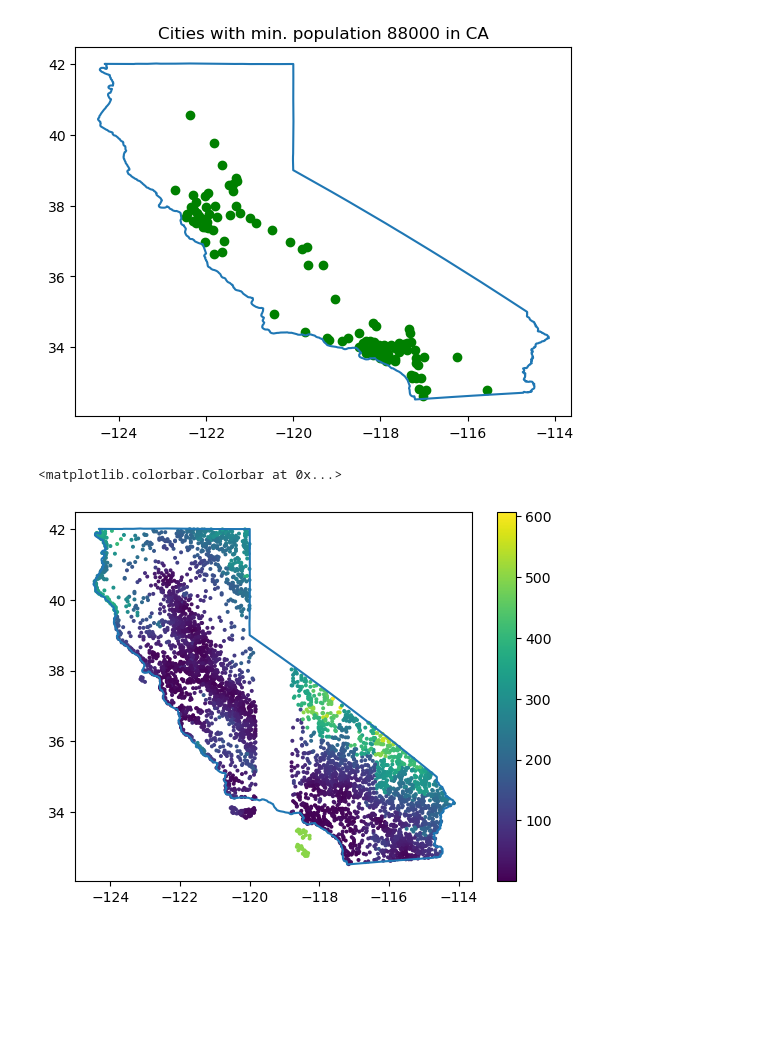
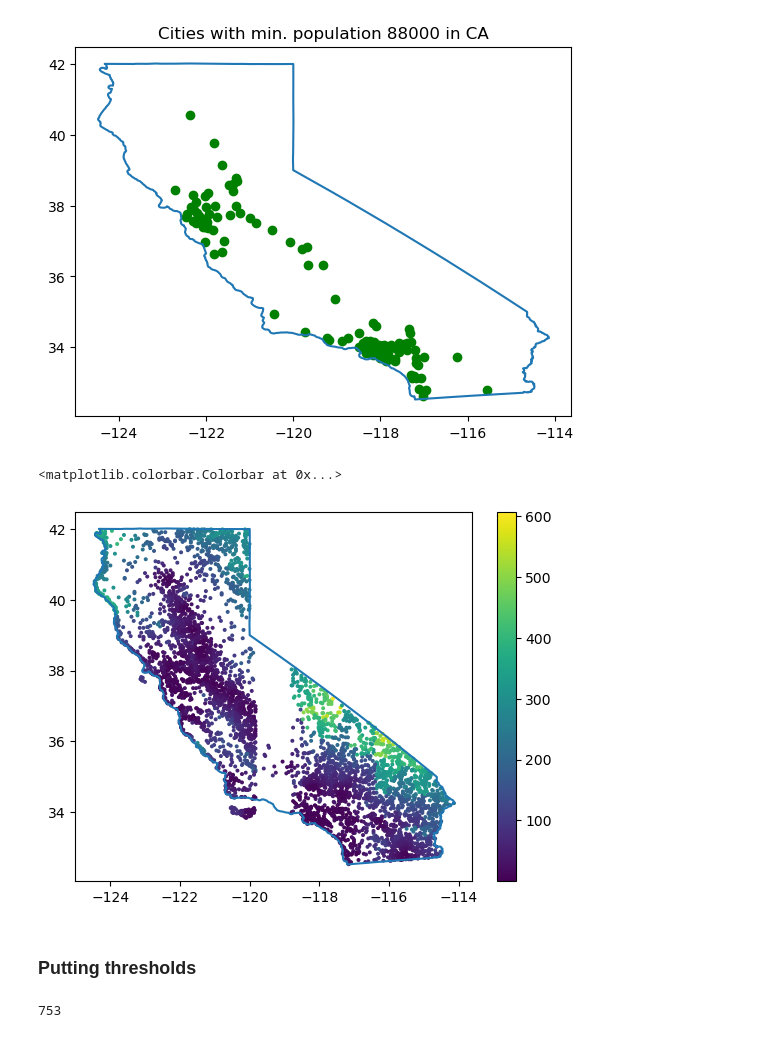
Before and after one commit to hrhampapura/SolarFarmPrediction, a Jupyter notebook: data_code/cities.ipynb, the cells around one changed output. Saved outputs shown, nothing was run; the diff lists cells and outputs as text; code cells hidden in the pictures; blank space fills up the shorter version.

```diff
--- a/data_code/cities.ipynb
+++ b/data_code/cities.ipynb
@@ -420,3 +436,3 @@ final_data_city.rename(columns={'min distance':'min_distance'},inplace=True)
 # %%
-test = pd.read_csv('../data/ca_data_version_13.csv')
+test = pd.read_csv('../data/ca_data_version_15.csv')
 # %%
@@ -465,3 +474,7 @@ lngs_grid = CA_data.loc[np.isnan(CA_data['panel.area'])]['Longitude'].values.cop
+# %%
+slopes = CA_data['slope'].values.copy()
+elevations = CA_data['elevation'].values.copy()
+distance = CA_data['min_distance'].values.copy()
 # %%
 len(lats_solar_farm)
 # %% [output]
@@ -515,10 +542,12 @@ Text(0.5, 1.0, 'Cities with min. population 88000 in CA')
 # %%
 pl.plot(*CA_polygon.exterior.xy)
 max_dist = np.max(cities_distance)
 cities_distance_grid[np.isnan(cities_distance_grid)]=500
 # pl.tricontour(lngs[:],lats[:],cities_distance[:])
-sc = pl.scatter(lngs_grid,lats_grid,c=cities_distance_grid,s= 3.5)
+sc = pl.scatter(lngs,lats,c=distance,s= 3.5)
 pl.colorbar(sc)
 # %% [output]
 <matplotlib.colorbar.Colorbar at 0x...>
-[figure, old version]
+[figure, new version]
+# %% [markdown]
+### Putting thresholds
@@ -524,0 +570,4 @@ pl.colorbar(sc)
+# %%
+len(bad_city_data)
+# %% [output]
+753
```
Also changed, not shown: parts of 21 cells of this notebook, 3 other files.
